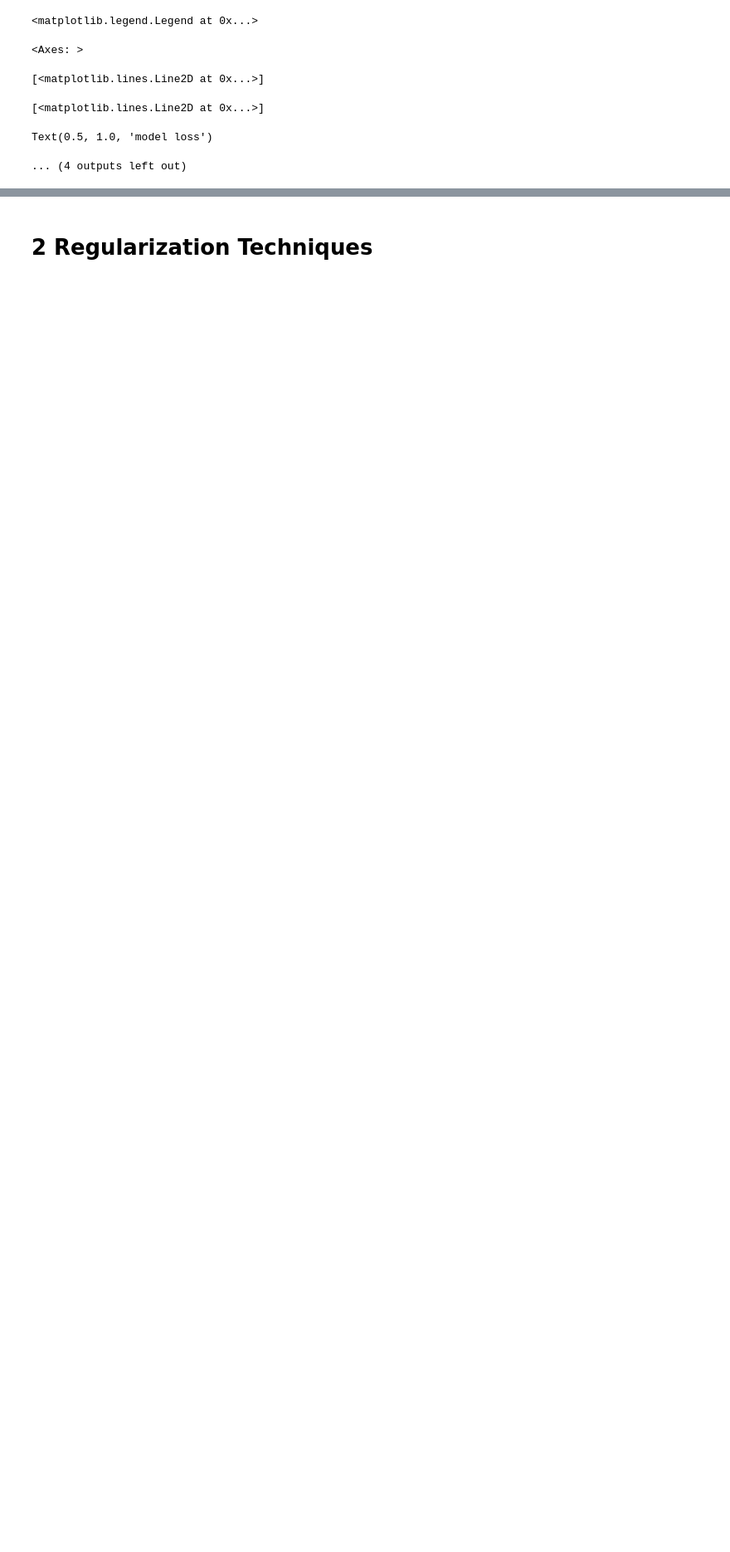
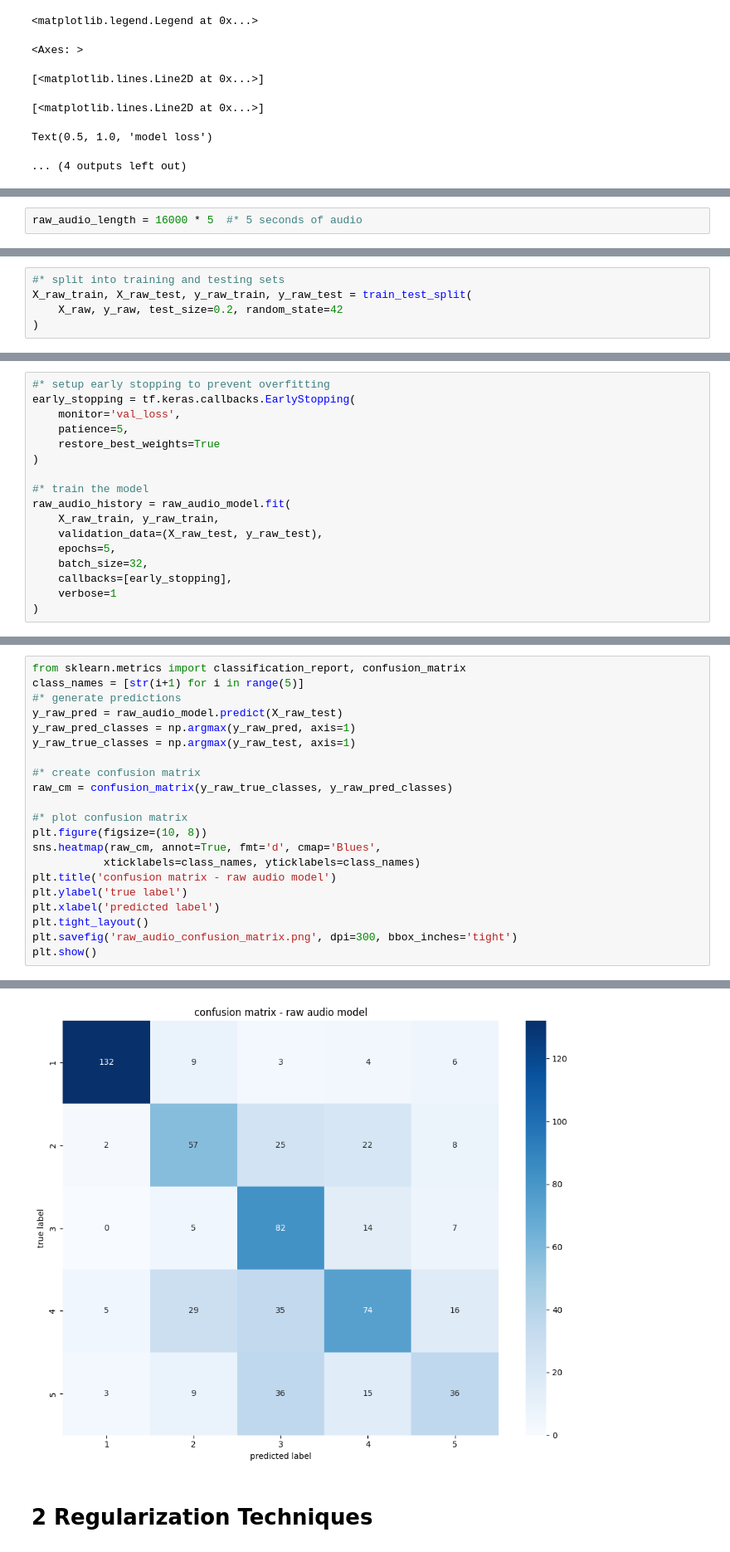
Before and after one commit to kaispeidel/DeepLearningGroupWork, a Jupyter notebook: code/DL_code.ipynb, the cells around one changed output, grey strips where cells are left out. Shown at 83% size. Drawn from its saved outputs; the diff is of its cells as text; blank space fills up the shorter version.

```diff
--- a/code/DL_code.ipynb
+++ b/code/DL_code.ipynb
@@ -438,0 +507,2 @@ Text(0.5, 1.0, 'model loss')
+# %%
+raw_audio_length = 16000 * 5  #* 5 seconds of audio
@@ -438,0 +587,5 @@ Text(0.5, 1.0, 'model loss')
+# %%
+#* split into training and testing sets
+X_raw_train, X_raw_test, y_raw_train, y_raw_test = train_test_split(
+    X_raw, y_raw, test_size=0.2, random_state=42
+)
@@ -438,0 +656,17 @@ Text(0.5, 1.0, 'model loss')
+# %%
+#* setup early stopping to prevent overfitting
+early_stopping = tf.keras.callbacks.EarlyStopping(
+    monitor='val_loss',
+    patience=5,
+    restore_best_weights=True
+)
+
+#* train the model
+raw_audio_history = raw_audio_model.fit(
+    X_raw_train, y_raw_train,
+    validation_data=(X_raw_test, y_raw_test),
+    epochs=5,
+    batch_size=32,
+    callbacks=[early_stopping],
+    verbose=1
+)
@@ -438,0 +727,22 @@ Text(0.5, 1.0, 'model loss')
+# %%
+from sklearn.metrics import classification_report, confusion_matrix
+class_names = [str(i+1) for i in range(5)]
+#* generate predictions
+y_raw_pred = raw_audio_model.predict(X_raw_test)
+y_raw_pred_classes = np.argmax(y_raw_pred, axis=1)
+y_raw_true_classes = np.argmax(y_raw_test, axis=1)
+
+#* create confusion matrix
+raw_cm = confusion_matrix(y_raw_true_classes, y_raw_pred_classes)
+
+#* plot confusion matrix
+plt.figure(figsize=(10, 8))
+sns.heatmap(raw_cm, annot=True, fmt='d', cmap='Blues',
+           xticklabels=class_names, yticklabels=class_names)
+plt.title('confusion matrix - raw audio model')
+plt.ylabel('true label')
+plt.xlabel('predicted label')
+plt.tight_layout()
+plt.savefig('raw_audio_confusion_matrix.png', dpi=300, bbox_inches='tight')
+plt.show()
+# %% [output]
@@ -439,3 +755,4 @@ Text(0.5, 1.0, 'model loss')
+[figure, added]
 # %% [markdown]
 # 2 Regularization Techniques
 # %%
```
Also changed, not shown: parts of 16 cells of this notebook, 4 other files.
